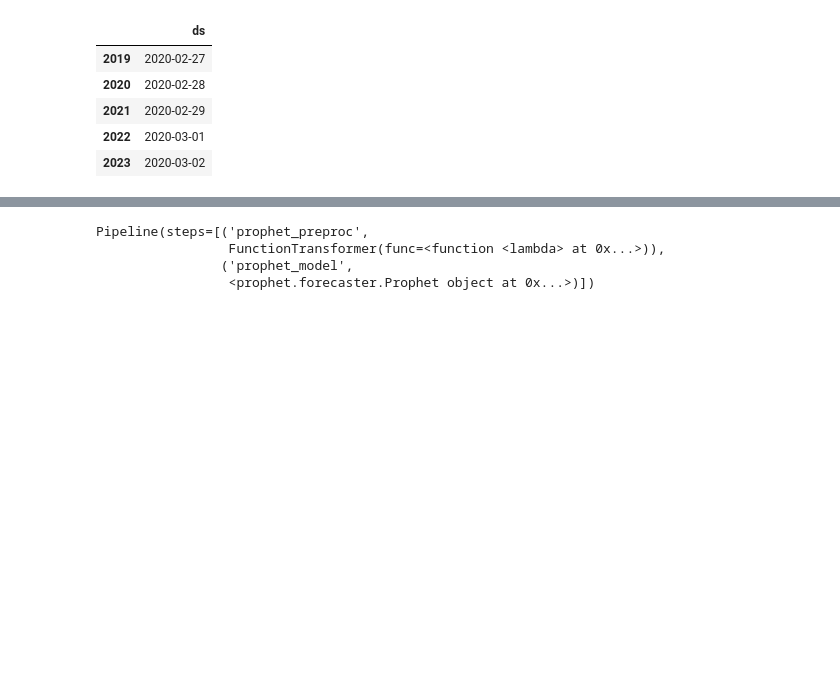
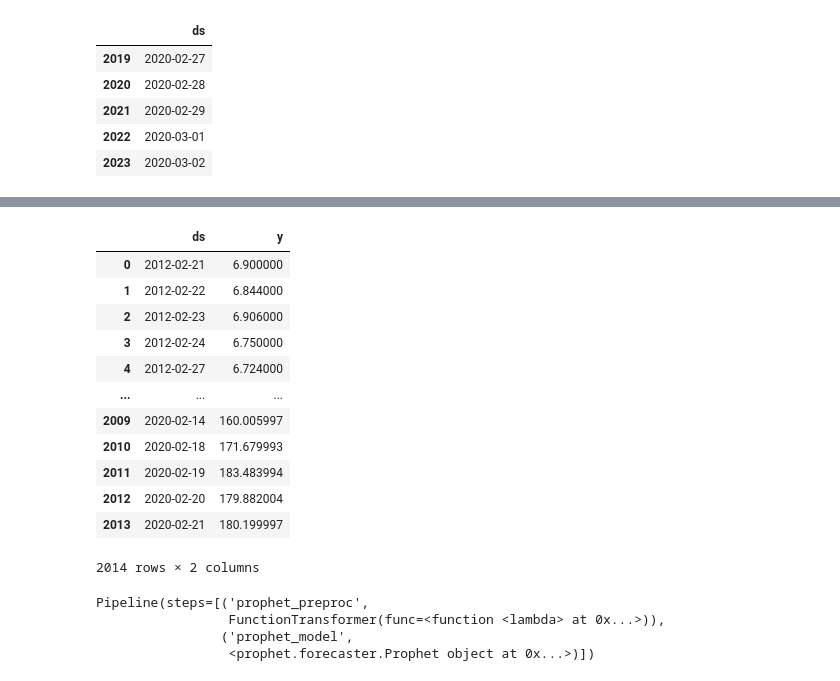
Before and after one commit to brahim-el-merbouh/springstone, a Jupyter notebook: notebooks/brahim_trainer.ipynb, the cells around one changed output, grey strips where cells are left out. Drawn from its saved outputs; the diff is of its cells as text; code cells hidden in the pictures; blank space fills up the shorter version.

```diff
--- a/notebooks/brahim_trainer.ipynb
+++ b/notebooks/brahim_trainer.ipynb
@@ -299,0 +298,16 @@ forecast[['ds', 'yhat', 'yhat_lower', 'yhat_upper']].tail()
+# %%
+data_train
+# %% [output]
+|  | ds | y |
+| 0 | 2012-02-21 | 6.900000 |
+| 1 | 2012-02-22 | 6.844000 |
+| 2 | 2012-02-23 | 6.906000 |
+| 3 | 2012-02-24 | 6.750000 |
+| 4 | 2012-02-27 | 6.724000 |
+| ... | ... | ... |
+| 2009 | 2020-02-14 | 160.005997 |
+| 2010 | 2020-02-18 | 171.679993 |
+| 2011 | 2020-02-19 | 183.483994 |
+| 2012 | 2020-02-20 | 179.882004 |
+| 2013 | 2020-02-21 | 180.199997 |
+2014 rows × 2 columns
```
Also changed, not shown: parts of 8 cells of this notebook, 1 other file.
